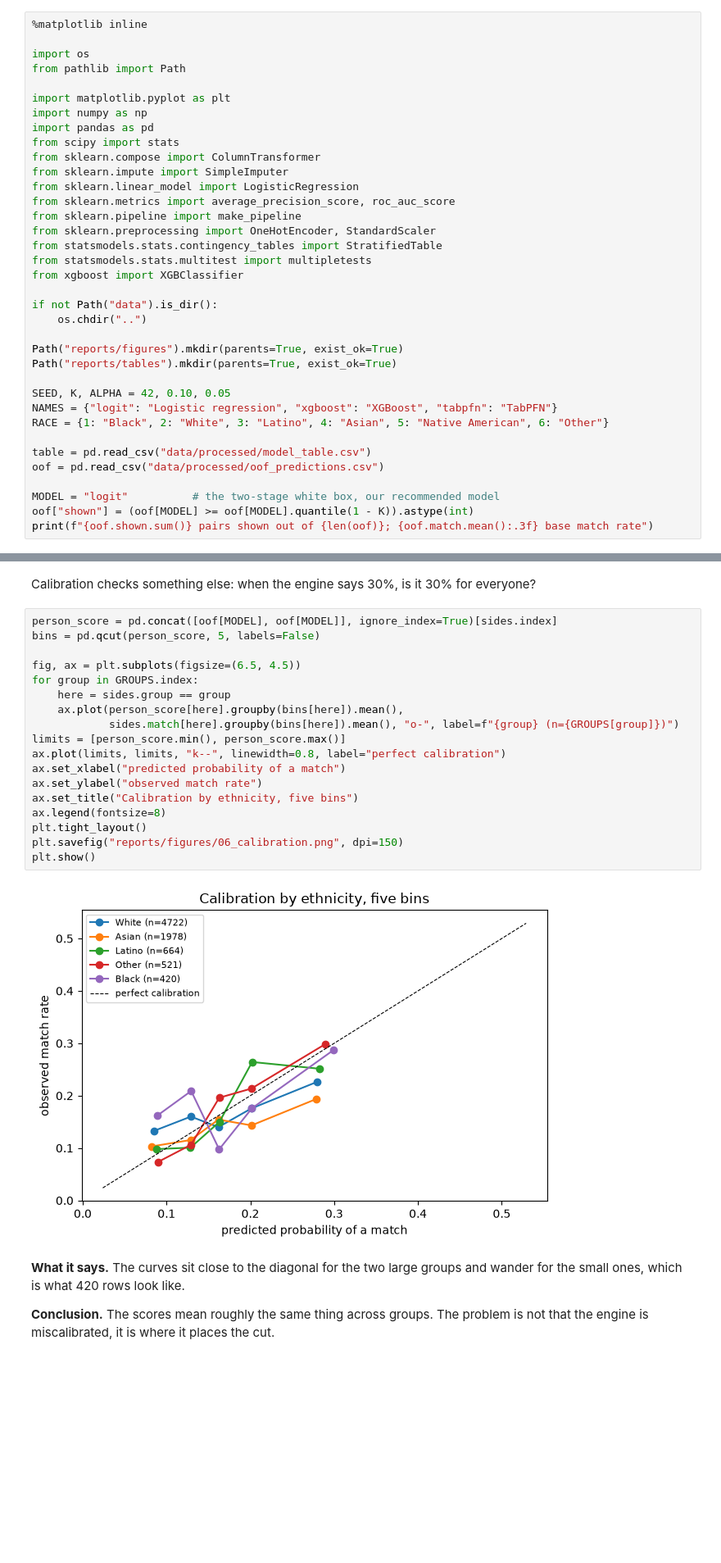
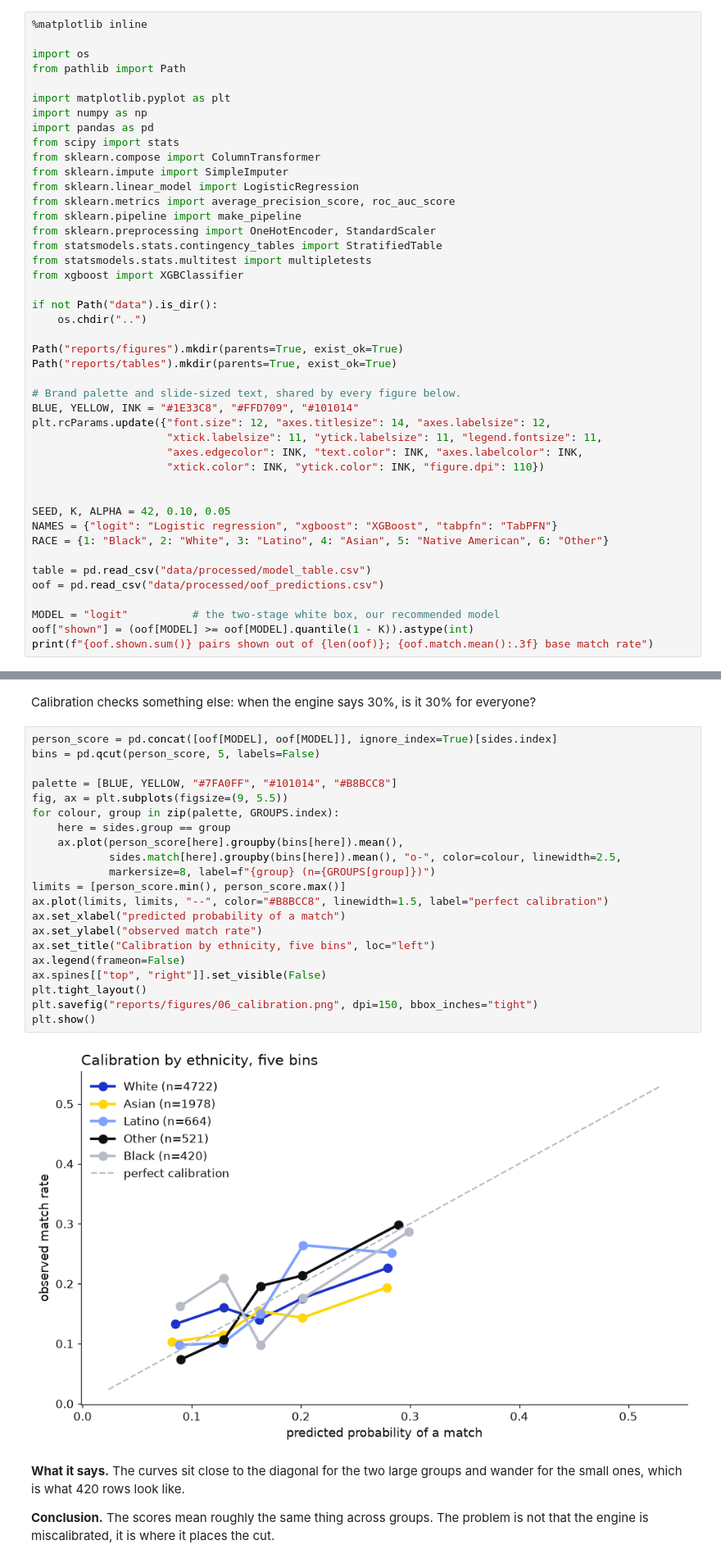
Before and after one commit to ithierda/isaf-group-rito-mitsouka, a Jupyter notebook: notebooks/06_fairness.ipynb, the cells around one changed output, grey strips where cells are left out. Shown at 82% size. Saved outputs shown, nothing was run; the diff lists cells and outputs as text; blank space fills up the shorter version.

```diff
--- a/notebooks/06_fairness.ipynb
+++ b/notebooks/06_fairness.ipynb
@@ -41,6 +41,14 @@ if not Path("data").is_dir():
 Path("reports/figures").mkdir(parents=True, exist_ok=True)
 Path("reports/tables").mkdir(parents=True, exist_ok=True)
 
+# Brand palette and slide-sized text, shared by every figure below.
+BLUE, YELLOW, INK = "#1E33C8", "#FFD709", "#101014"
+plt.rcParams.update({"font.size": 12, "axes.titlesize": 14, "axes.labelsize": 12,
+                     "xtick.labelsize": 11, "ytick.labelsize": 11, "legend.fontsize": 11,
+                     "axes.edgecolor": INK, "text.color": INK, "axes.labelcolor": INK,
+                     "xtick.color": INK, "ytick.color": INK, "figure.dpi": 110})
+
+
 SEED, K, ALPHA = 42, 0.10, 0.05
 NAMES = {"logit": "Logistic regression", "xgboost": "XGBoost", "tabpfn": "TabPFN"}
 RACE = {1: "Black", 2: "White", 3: "Latino", 4: "Asian", 5: "Native American", 6: "Other"}
@@ -582,23 +590,26 @@ Calibration checks something else: when the engine says 30%, is it 30% for every
 # %%
 person_score = pd.concat([oof[MODEL], oof[MODEL]], ignore_index=True)[sides.index]
 bins = pd.qcut(person_score, 5, labels=False)
 
-fig, ax = plt.subplots(figsize=(6.5, 4.5))
-for group in GROUPS.index:
+palette = [BLUE, YELLOW, "#7FA0FF", "#101014", "#B8BCC8"]
+fig, ax = plt.subplots(figsize=(9, 5.5))
+for colour, group in zip(palette, GROUPS.index):
     here = sides.group == group
     ax.plot(person_score[here].groupby(bins[here]).mean(),
-            sides.match[here].groupby(bins[here]).mean(), "o-", label=f"{group} (n={GROUPS[group]})")
+            sides.match[here].groupby(bins[here]).mean(), "o-", color=colour, linewidth=2.5,
+            markersize=8, label=f"{group} (n={GROUPS[group]})")
 limits = [person_score.min(), person_score.max()]
-ax.plot(limits, limits, "k--", linewidth=0.8, label="perfect calibration")
+ax.plot(limits, limits, "--", color="#B8BCC8", linewidth=1.5, label="perfect calibration")
 ax.set_xlabel("predicted probability of a match")
 ax.set_ylabel("observed match rate")
-ax.set_title("Calibration by ethnicity, five bins")
-ax.legend(fontsize=8)
+ax.set_title("Calibration by ethnicity, five bins", loc="left")
+ax.legend(frameon=False)
+ax.spines[["top", "right"]].set_visible(False)
 plt.tight_layout()
-plt.savefig("reports/figures/06_calibration.png", dpi=150)
+plt.savefig("reports/figures/06_calibration.png", dpi=150, bbox_inches="tight")
 plt.show()
 # %% [output]
-[figure, old version]
+[figure, new version]
 # %% [markdown]
 **What it says.** The curves sit close to the diagonal for the two large groups and wander for the
 small ones, which is what 420 rows look like.
```
Also changed, not shown: parts of 2 cells of this notebook, 27 other files.
